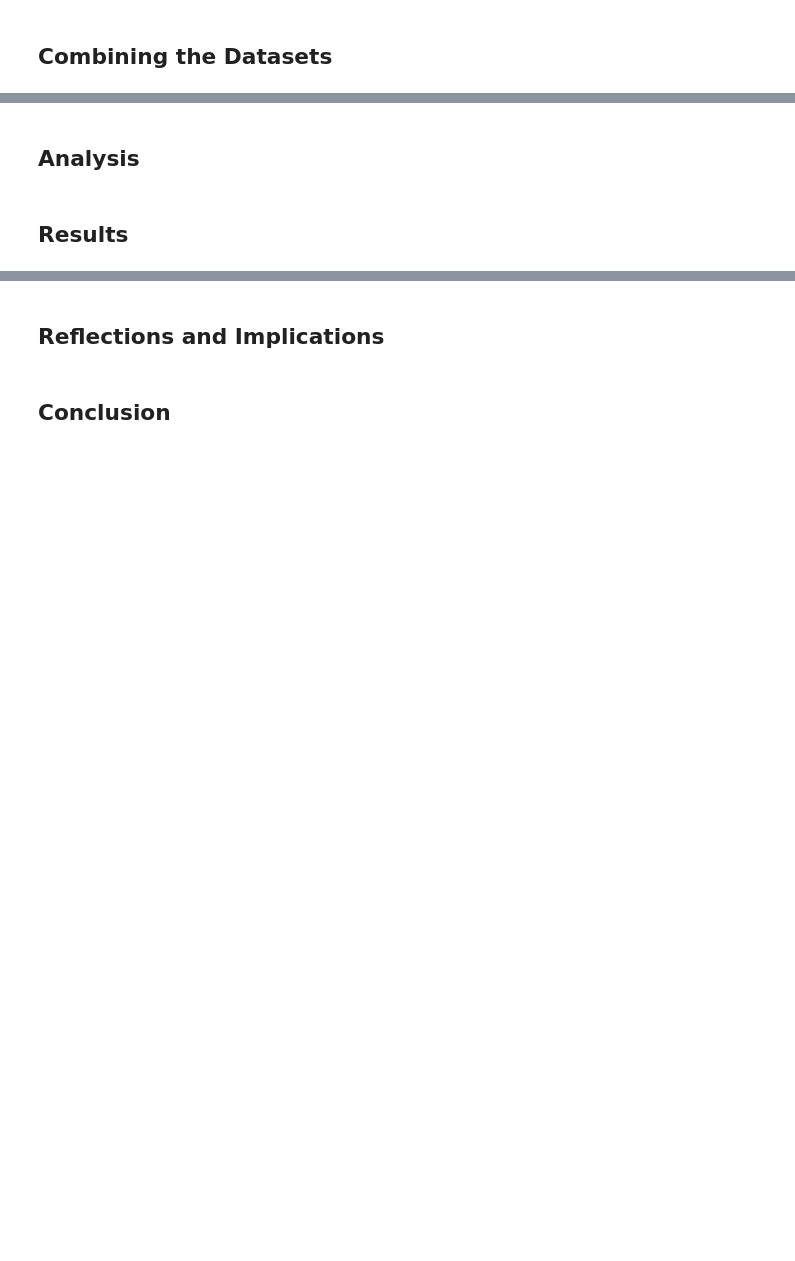
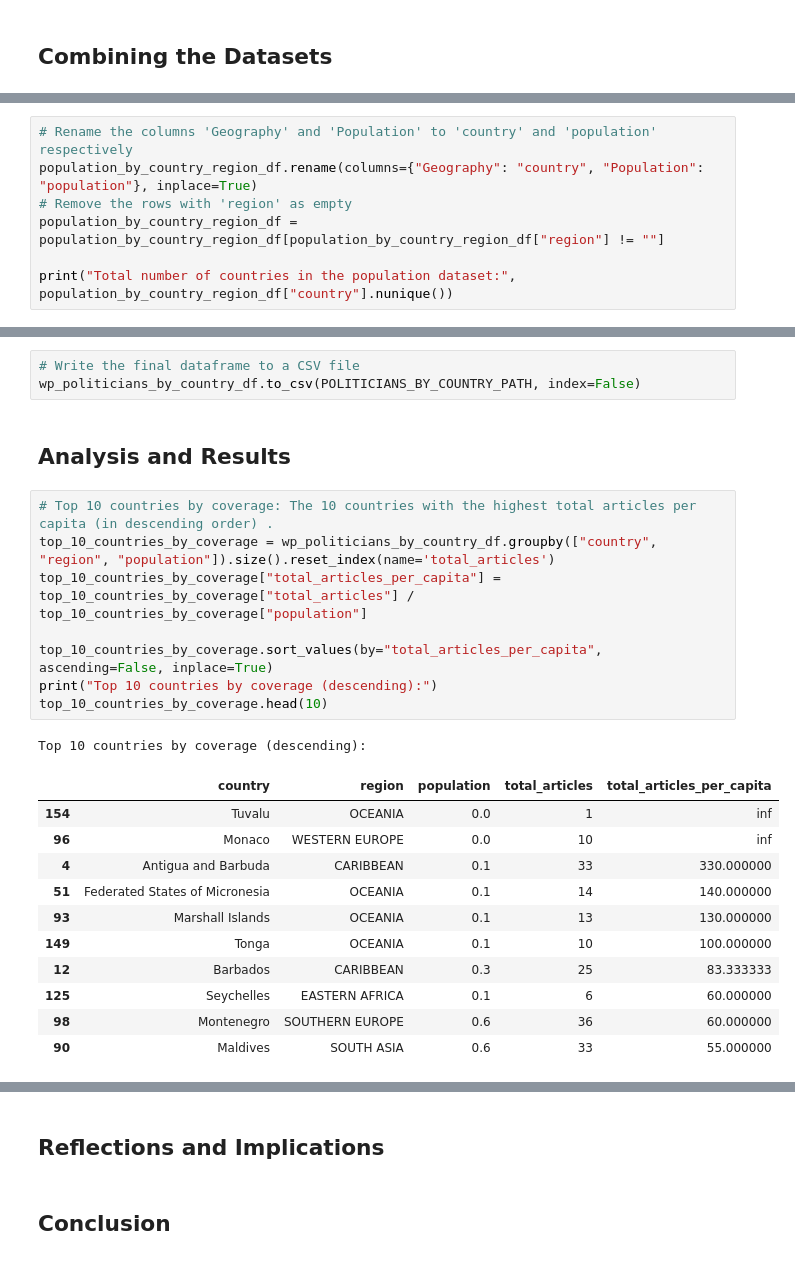
Before and after one commit to himanshunaidu/data512, a Jupyter notebook: data-512-homework_2/wikipedia_politician_bias.ipynb, the cells around one changed output, grey strips where cells are left out. Drawn from its saved outputs; the diff is of its cells as text; blank space fills up the shorter version.

```diff
--- a/data-512-homework_2/wikipedia_politician_bias.ipynb
+++ b/data-512-homework_2/wikipedia_politician_bias.ipynb
@@ -552,0 +614,7 @@ ores_quality_prediction_df.to_csv(WP_POLITICIANS_WITH_ORES_PATH, index=False)
+# %%
+# Rename the columns 'Geography' and 'Population' to 'country' and 'population' respectively
+population_by_country_region_df.rename(columns={"Geography": "country", "Population": "population"}, inplace=True)
+# Remove the rows with 'region' as empty
+population_by_country_region_df = population_by_country_region_df[population_by_country_region_df["region"] != ""]
+
+print("Total number of countries in the population dataset:", population_by_country_region_df["country"].nunique())
@@ -553,4 +721,26 @@ ores_quality_prediction_df.to_csv(WP_POLITICIANS_WITH_ORES_PATH, index=False)
+# %%
+# Write the final dataframe to a CSV file
+wp_politicians_by_country_df.to_csv(POLITICIANS_BY_COUNTRY_PATH, index=False)
 # %% [markdown]
-## Analysis
+## Analysis and Results
-# %% [markdown]
-## Results
+# %%
+# Top 10 countries by coverage: The 10 countries with the highest total articles per capita (in descending order) .
+top_10_countries_by_coverage = wp_politicians_by_country_df.groupby(["country", "region", "population"]).size().reset_index(name='total_articles')
+top_10_countries_by_coverage["total_articles_per_capita"] = top_10_countries_by_coverage["total_articles"] / top_10_countries_by_coverage["population"]
+
+top_10_countries_by_coverage.sort_values(by="total_articles_per_capita", ascending=False, inplace=True)
+print("Top 10 countries by coverage (descending):")
+top_10_countries_by_coverage.head(10)
+# %% [output]
+Top 10 countries by coverage (descending):
+|  | country | region | population | total_articles | total_articles_per_capita |
+| 154 | Tuvalu | OCEANIA | 0.0 | 1 | inf |
+| 96 | Monaco | WESTERN EUROPE | 0.0 | 10 | inf |
+| 4 | Antigua and Barbuda | CARIBBEAN | 0.1 | 33 | 330.000000 |
+| 51 | Federated States of Micronesia | OCEANIA | 0.1 | 14 | 140.000000 |
+| 93 | Marshall Islands | OCEANIA | 0.1 | 13 | 130.000000 |
+| 149 | Tonga | OCEANIA | 0.1 | 10 | 100.000000 |
+| 12 | Barbados | CARIBBEAN | 0.3 | 25 | 83.333333 |
+| 125 | Seychelles | EASTERN AFRICA | 0.1 | 6 | 60.000000 |
+| 98 | Montenegro | SOUTHERN EUROPE | 0.6 | 36 | 60.000000 |
+| 90 | Maldives | SOUTH ASIA | 0.6 | 33 | 55.000000 |
```
Also changed, not shown: parts of 39 cells of this notebook, 2 other files.
